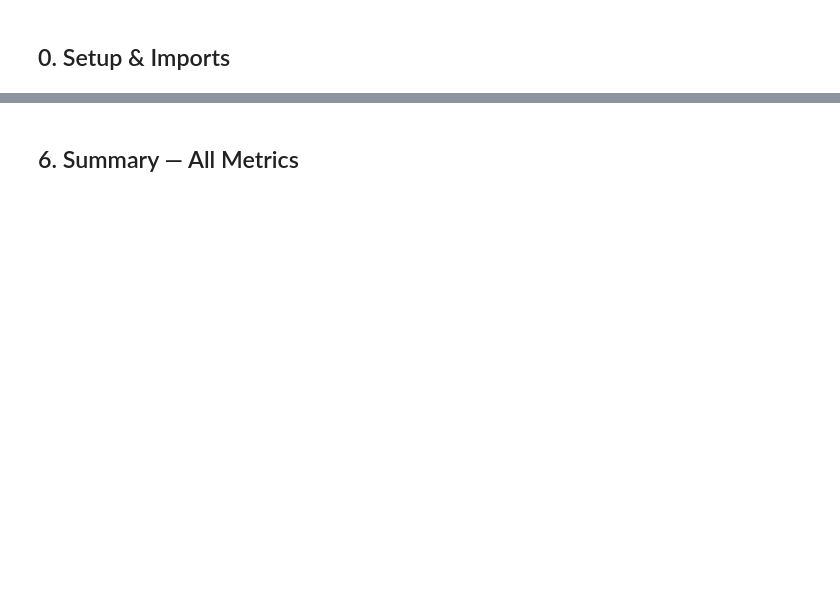
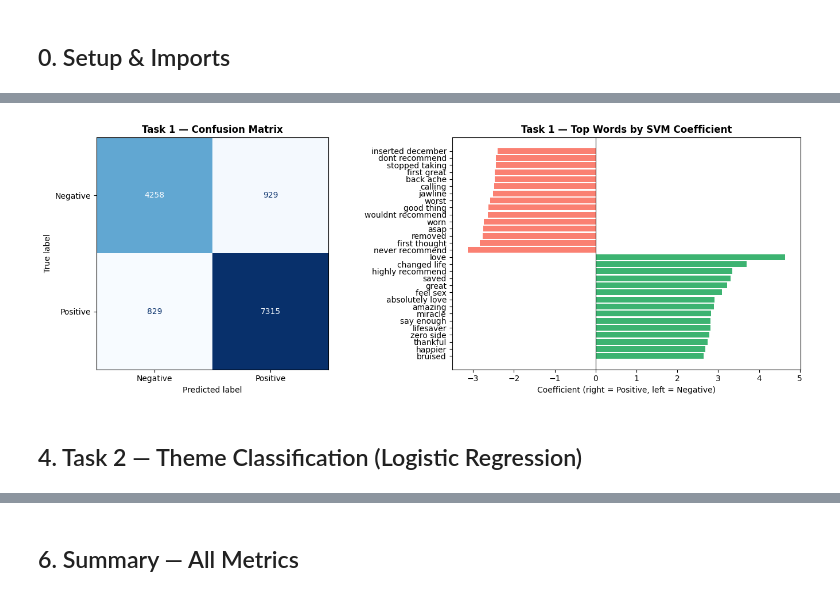
Before and after one commit to Dany281022/healthcare-nlp, a Jupyter notebook: notebooks/proof_of_results.ipynb, the cells around one changed output, grey strips where cells are left out. Cells and saved outputs as stored; diff of their text form; code cells hidden in the pictures; blank space fills up the shorter version.

```diff
--- a/notebooks/proof_of_results.ipynb
+++ b/notebooks/proof_of_results.ipynb
@@ -430,0 +188,30 @@ plt.show()
+# %%
+fig, axes = plt.subplots(1, 2, figsize=(14, 5))
+
+# Confusion matrix
+cm = confusion_matrix(y_s_test, y_pred_s)
+ConfusionMatrixDisplay(cm, display_labels=['Negative', 'Positive']).plot(
+    ax=axes[0], colorbar=False, cmap='Blues'
+)
+axes[0].set_title('Task 1 — Confusion Matrix', fontweight='bold')
+
+# Top words by SVM coefficient
+coefs     = svm.coef_[0]
+top_pos   = [feature_names[i] for i in coefs.argsort()[-15:][::-1]]
+top_neg   = [feature_names[i] for i in coefs.argsort()[:15]]
+vals_pos  = sorted(coefs)[-15:][::-1]
+vals_neg  = sorted(coefs)[:15]
+
+axes[1].barh(list(reversed(top_pos)), list(reversed(vals_pos)), color=COLOR_POSITIVE)
+axes[1].barh(top_neg, vals_neg, color=COLOR_NEGATIVE)
+axes[1].axvline(0, color='black', linewidth=0.8)
+axes[1].set_title('Task 1 — Top Words by SVM Coefficient', fontweight='bold')
+axes[1].set_xlabel('Coefficient (right = Positive, left = Negative)')
+
+plt.tight_layout()
+plt.savefig('task1_sentiment.png', dpi=150, bbox_inches='tight')
+plt.show()
+# %% [output]
+[figure, added]
+# %% [markdown]
+## 4. Task 2 — Theme Classification (Logistic Regression)
```
Also changed, not shown: parts of 38 cells of this notebook, 7 other files.
